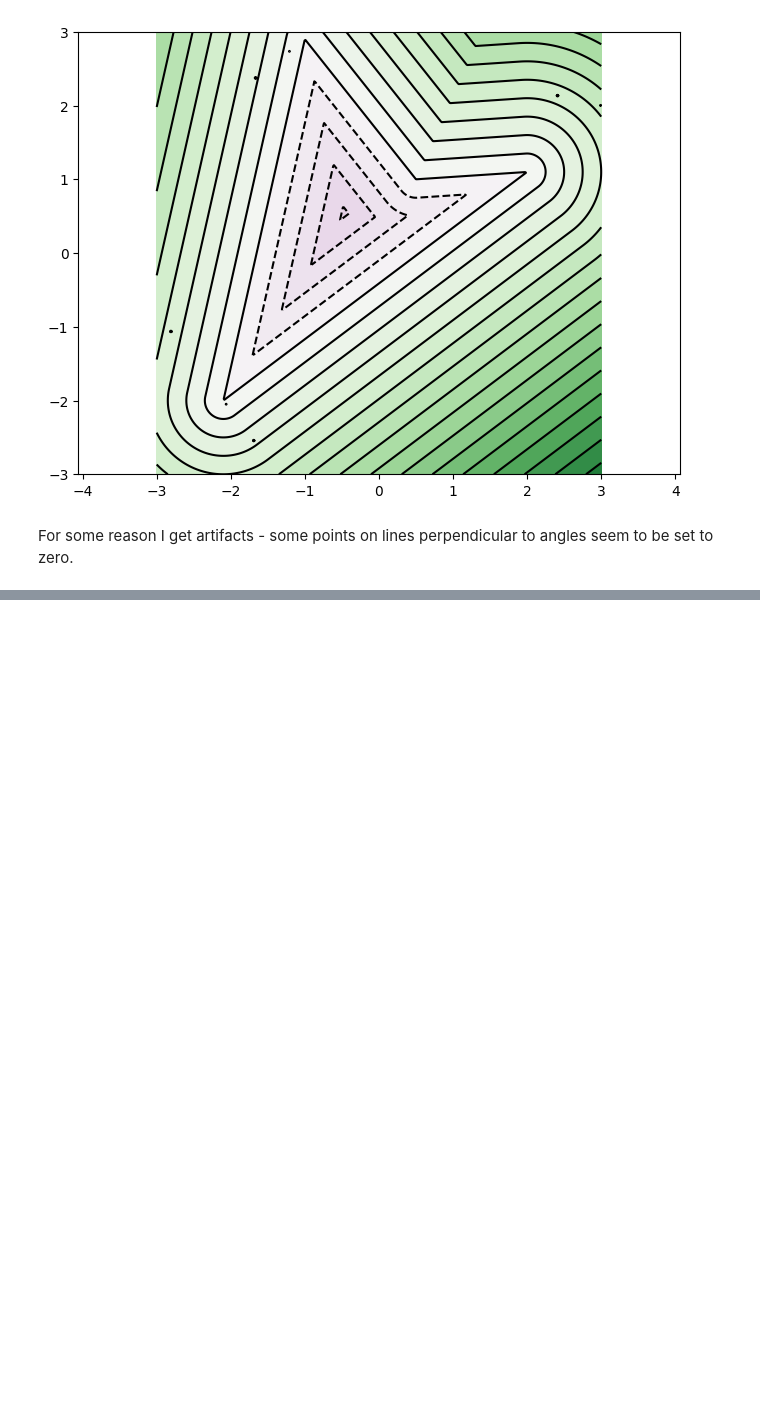
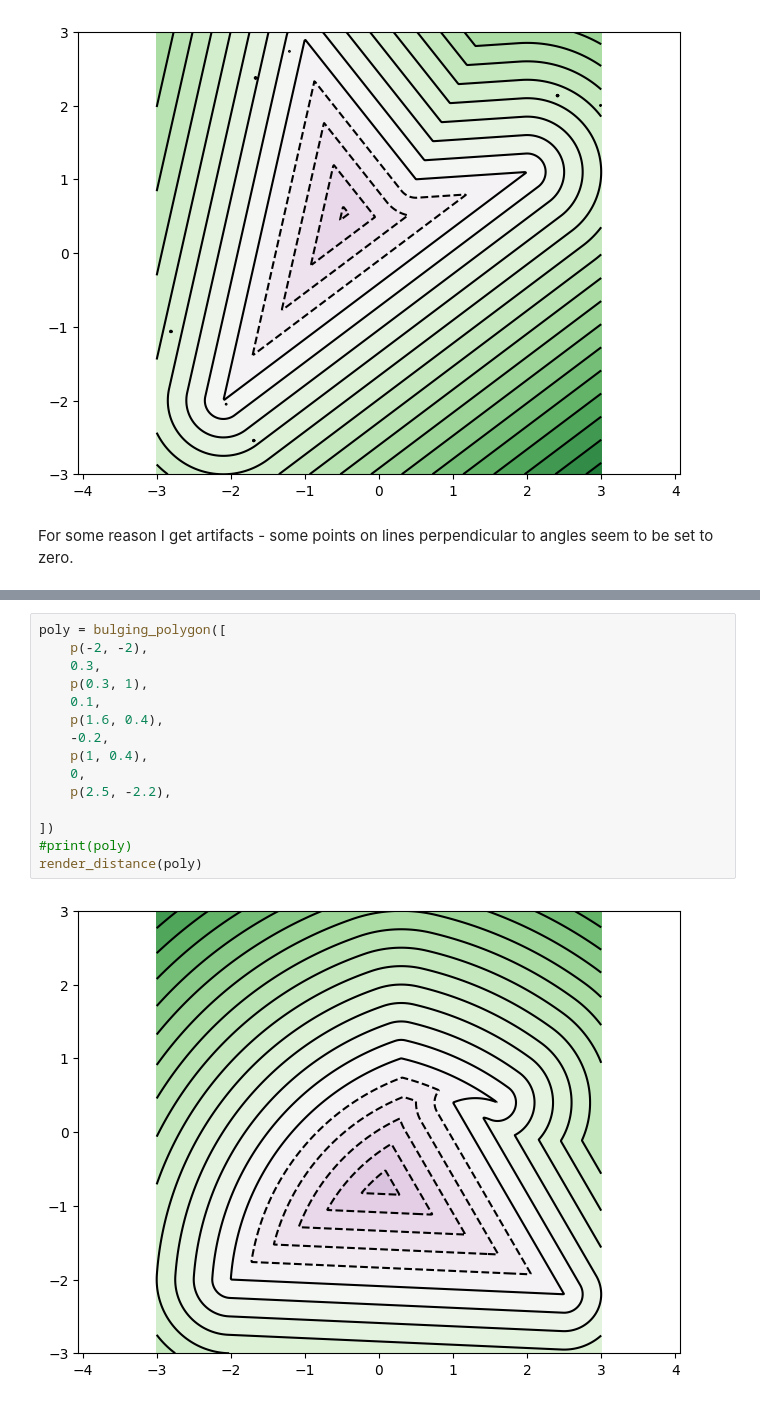
Before and after one commit to implicitsurfaces/polymorph, a Jupyter notebook: notebooks/s2df playground.ipynb, the cells around one changed output, grey strips where cells are left out. Cells and saved outputs as stored; diff of their text form; blank space fills up the shorter version.

```diff
--- a/notebooks/s2df playground.ipynb
+++ b/notebooks/s2df playground.ipynb
@@ -80,0 +81,17 @@ render(shape)
+# %%
+poly = bulging_polygon([
+    p(-2, -2),
+    0.3,
+    p(0.3, 1),
+    0.1,
+    p(1.6, 0.4),
+    -0.2,
+    p(1, 0.4),
+    0,
+    p(2.5, -2.2),
+
+])
+#print(poly)
+render_distance(poly)
+# %% [output]
+[figure, added]
```
Also changed, not shown: parts of 1 cell of this notebook, 2 other files.
